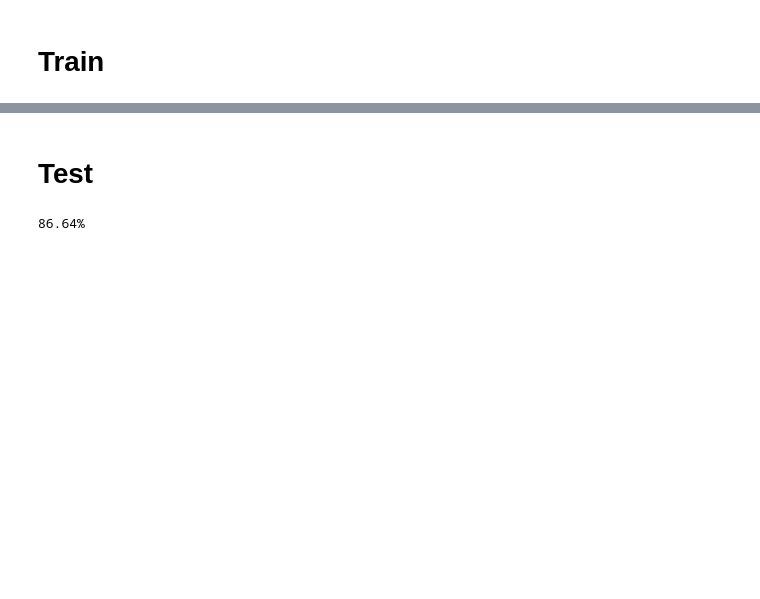
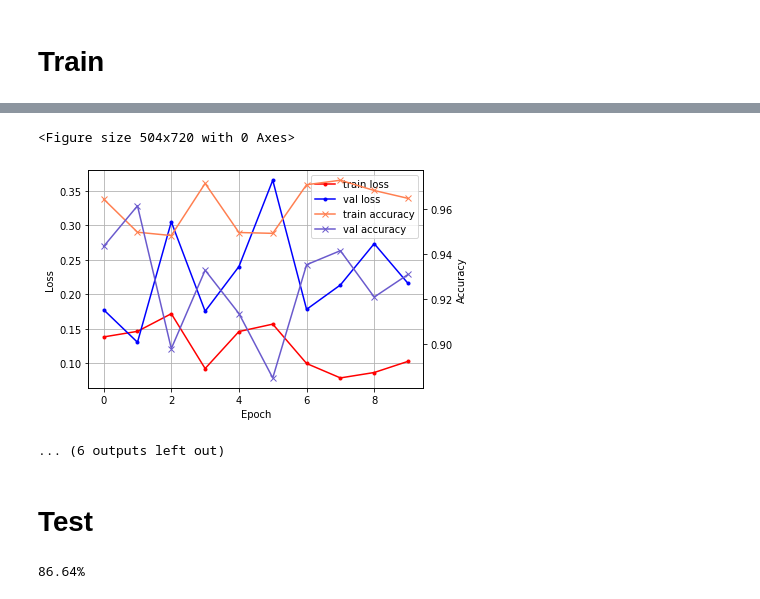
Before and after one commit to ShumpeiTakezaki/newcomer, a Jupyter notebook: source/train.ipynb, the cells around one changed output, grey strips where cells are left out. Saved outputs shown, nothing was run; the diff lists cells and outputs as text; code cells hidden in the pictures; blank space fills up the shorter version.

```diff
--- a/source/train.ipynb
+++ b/source/train.ipynb
@@ -38,7 +38,7 @@ RESOURCE = "GPU"
 RANDOM_SEED = 46
 
 EPOCH = 100
-BATCH_SIZE =  128
+BATCH_SIZE =  64
 lr = 1e-3
 
 model_path = 'trained_weight/resnet50.pth'
@@ -137,6 +143,7 @@ train_losses = []
 val_losses = []
 
 min_val_loss = val_n
+stop_count = 0
 
 for epoch in range(EPOCH):
     model.train()
@@ -261,14 +268,14 @@ for epoch in range(EPOCH):
         ax2.set(ylabel="Accuracy")
         plt.show()
 
-    if epoch == EPOCH:
+    if (epoch +1)== EPOCH:
         plt.figure(figsize=(7,10))
         fig, ax1 = plt.subplots()
         ax2 = ax1.twinx()
         ax1.grid()
         ax1.plot(train_losses, marker=".", markersize=6, color="red", label="train loss")
         ax1.plot(val_losses, marker=".", markersize=6, color="blue", label="val loss")
-        ax2.plot(train_accuracies, marker="x", markersize=6, color="coral", label="train accuracy")
+        ax2.plot(train_accuracies, marker="x", markersize=6, color="salmon", label="train accuracy")
         ax2.plot(val_accuracies, marker="x", markersize=6, color="slateblue", label="val accuracy")
         h1, l1 = ax1.get_legend_handles_labels()
         h2, l2 = ax2.get_legend_handles_labels()
@@ -282,3 +298,6 @@ RuntimeError: CUDA error: device-side assert triggered
+<Figure size 504x720 with 0 Axes>
+[figure, added]
+... (6 outputs left out)
 # %% [markdown]
 # Test
 # %%
```
Also changed, not shown: parts of 5 cells of this notebook, 1 other file.
